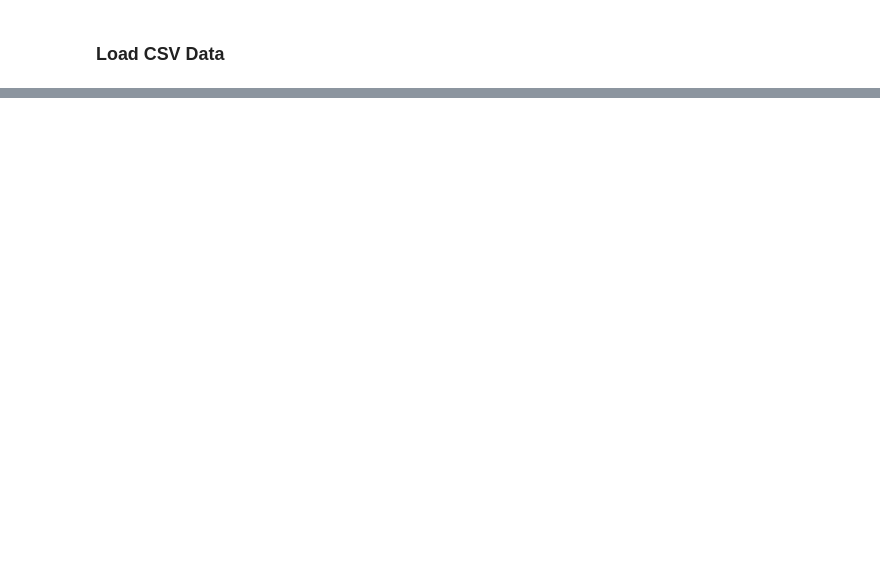
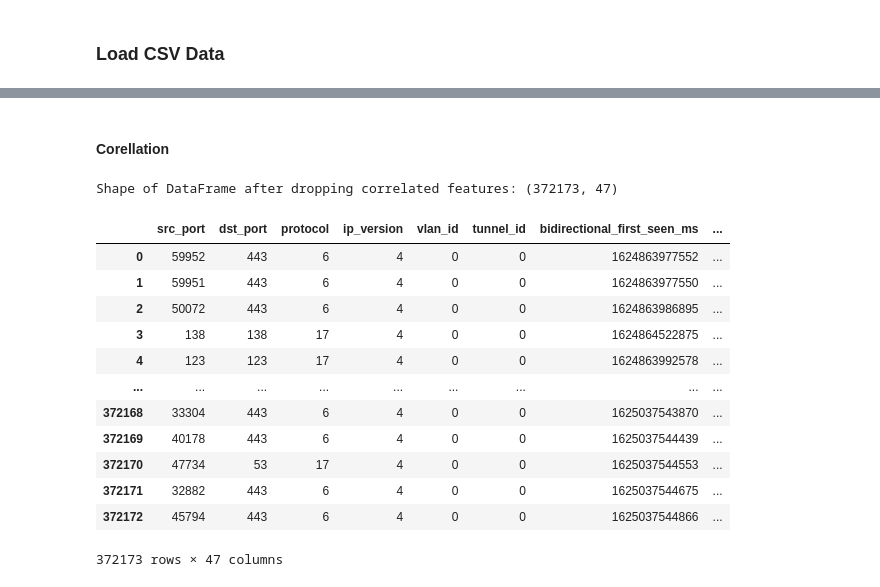
Before and after one commit to rakinplaban/APT_work, a Jupyter notebook: unraveled/unraveled-dataset-host-log-cleaning.ipynb, the cells around one changed output, grey strips where cells are left out. Cells and saved outputs as stored; diff of their text form; code cells hidden in the pictures; blank space fills up the shorter version.

```diff
--- a/unraveled/unraveled-dataset-host-log-cleaning.ipynb
+++ b/unraveled/unraveled-dataset-host-log-cleaning.ipynb
@@ -238,0 +80,2 @@ Name: count, dtype: int64
+# %%
+pd.set_option('display.max_columns', None)
@@ -238,0 +93,5 @@ Name: count, dtype: int64
+# %%
+combined_data['Signature'] = combined_data['Signature'].apply(lambda x: 'APT' if x == 'APT' else 'Non-APT')
+
+# Check the distribution of the new label
+print(combined_data['Signature'].value_counts())
@@ -238,0 +105,15 @@ Name: count, dtype: int64
+# %%
+null_percent = combined_data.isnull().mean()
+
+# Set the threshold for removing columns
+threshold = 0.30  # 30%
+
+# Identify columns to drop (those with more than 30% missing values)
+columns_to_drop = null_percent[null_percent > threshold].index
+
+# Drop the identified columns from the DataFrame
+df_cleaned = combined_data.drop(columns=columns_to_drop)
+
+# Check the cleaned DataFrame
+print("Columns with more than 30% null values removed:")
+df_cleaned.info()
@@ -238,0 +138,41 @@ Name: count, dtype: int64
+# %% [markdown]
+#### Corellation
+# %%
+import pandas as pd
+import numpy as np
+
+# Assuming df_cleaned is your DataFrame after removing null-valued columns
+# Compute correlation matrix
+df_cleaned_corr = df_cleaned.drop(columns=["id" ,"expiration_id","src_ip" , "src_mac" ,"src_oui", "dst_ip" , "dst_mac" , "dst_oui", "application_name" , "application_category_name", "requested_server_name" , "Activity" , "Stage" , "DefenderResponse" , "Signature"])
+correlation_matrix = df_cleaned_corr.corr().abs()
+
+# Select upper triangle of correlation matrix
+upper_triangle = correlation_matrix.where(np.triu(np.ones(correlation_matrix.shape), k=1).astype(np.bool_))
+
+# Find features with correlation greater than threshold (e.g., 0.95)
+threshold = 0.95
+correlated_features = [column for column in upper_triangle.columns if any(upper_triangle[column] > threshold)]
+
+# Drop correlated features
+df_uncorrelated = df_cleaned_corr.drop(columns=correlated_features)
+
+# Check the shape of the DataFrame after dropping correlated features
+print("Shape of DataFrame after dropping correlated features:", df_uncorrelated.shape)
+# %% [output]
+Shape of DataFrame after dropping correlated features: (372173, 47)
+# %%
+df_uncorrelated
+# %% [output]
+|  | src_port | dst_port | protocol | ip_version | vlan_id | tunnel_id | bidirectional_first_seen_ms | ... |
+| 0 | 59952 | 443 | 6 | 4 | 0 | 0 | 1624863977552 | ... |
+| 1 | 59951 | 443 | 6 | 4 | 0 | 0 | 1624863977550 | ... |
+| 2 | 50072 | 443 | 6 | 4 | 0 | 0 | 1624863986895 | ... |
+| 3 | 138 | 138 | 17 | 4 | 0 | 0 | 1624864522875 | ... |
+| 4 | 123 | 123 | 17 | 4 | 0 | 0 | 1624863992578 | ... |
+| ... | ... | ... | ... | ... | ... | ... | ... | ... |
+| 372168 | 33304 | 443 | 6 | 4 | 0 | 0 | 1625037543870 | ... |
+| 372169 | 40178 | 443 | 6 | 4 | 0 | 0 | 1625037544439 | ... |
+| 372170 | 47734 | 53 | 17 | 4 | 0 | 0 | 1625037544553 | ... |
+| 372171 | 32882 | 443 | 6 | 4 | 0 | 0 | 1625037544675 | ... |
+| 372172 | 45794 | 443 | 6 | 4 | 0 | 0 | 1625037544866 | ... |
+372173 rows × 47 columns
```
Also changed, not shown: parts of 27 cells of this notebook.
